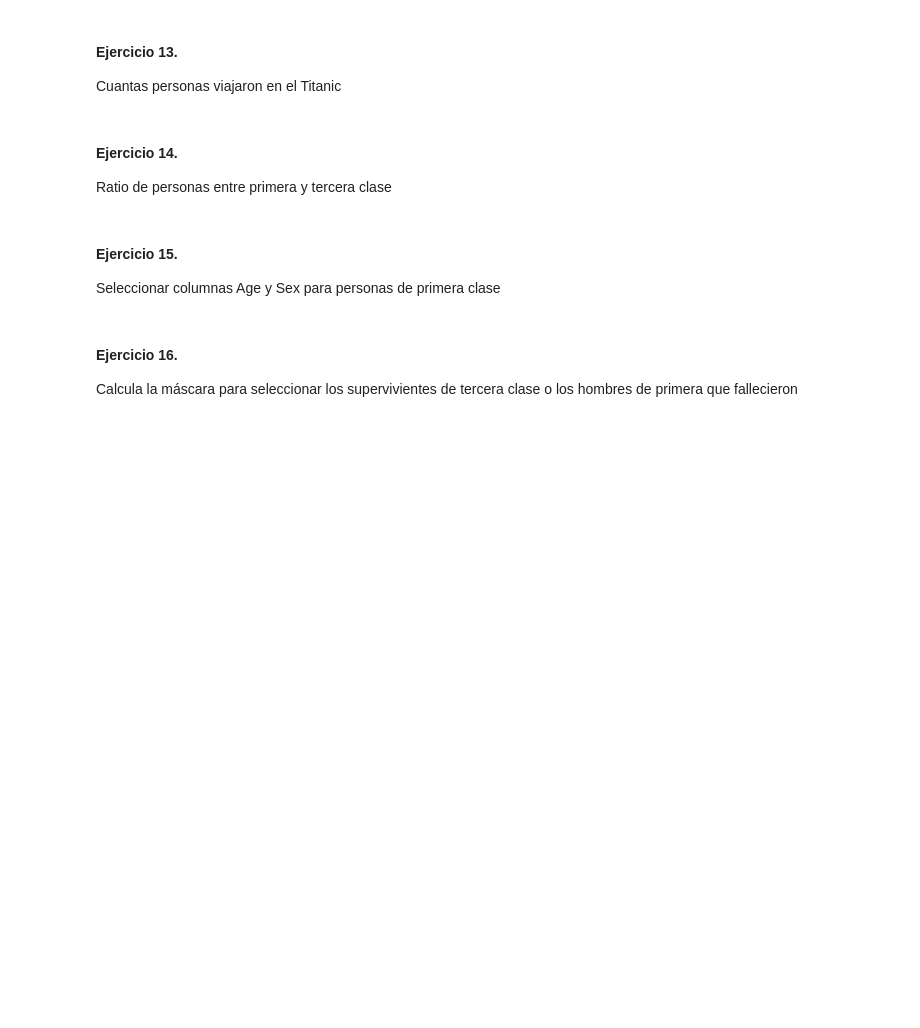
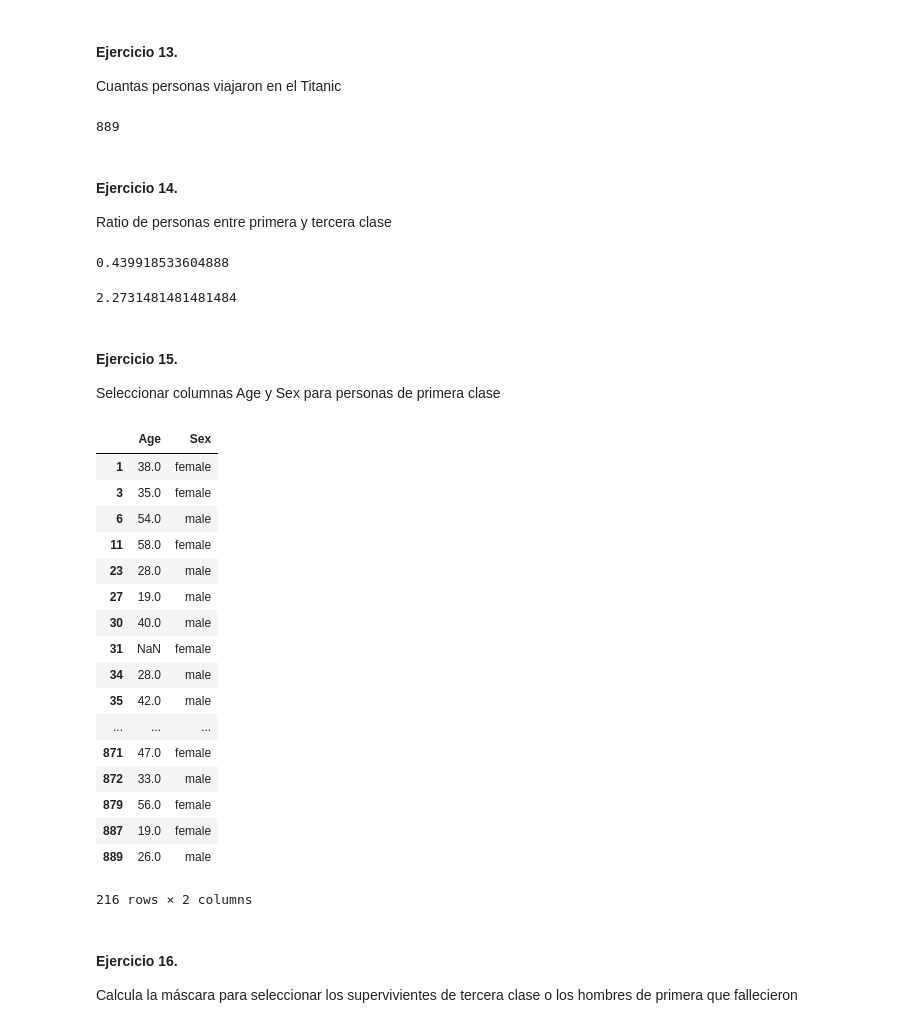
Before and after one commit to carlosfbh/Master-Data-Science, a Jupyter notebook: Python/Ejercicios/Titanic_Pandas_Exercises.ipynb, the cells around one changed output. Cells and saved outputs as stored; diff of their text form; code cells hidden in the pictures; blank space fills up the shorter version.

```diff
--- a/Python/Ejercicios/Titanic_Pandas_Exercises.ipynb
+++ b/Python/Ejercicios/Titanic_Pandas_Exercises.ipynb
@@ -89,12 +147,45 @@ Cuantas personas fallecieron
 # %% [markdown]
 #### Ejercicio 13.
 Cuantas personas viajaron en el Titanic
+# %%
+titanic["Embarked"].count()
+# %% [output]
+889
 # %% [markdown]
 #### Ejercicio 14.
 Ratio de personas entre primera y tercera clase
+# %%
+len(titanic[titanic["Pclass"] == 1]) / len(titanic[titanic["Pclass"] == 3])
+# %% [output]
+0.439918533604888
+# %%
+len(titanic[titanic["Pclass"] == 3]) / len(titanic[titanic["Pclass"] == 1])
+# %% [output]
+2.2731481481481484
 # %% [markdown]
 #### Ejercicio 15.
 Seleccionar columnas Age y Sex para personas de primera clase
+# %%
+titanic[titanic["Pclass"] == 1][["Age", "Sex"]]
+# %% [output]
+|  | Age | Sex |
+| 1 | 38.0 | female |
+| 3 | 35.0 | female |
+| 6 | 54.0 | male |
+| 11 | 58.0 | female |
+| 23 | 28.0 | male |
+| 27 | 19.0 | male |
+| 30 | 40.0 | male |
+| 31 | NaN | female |
+| 34 | 28.0 | male |
+| 35 | 42.0 | male |
+| ... | ... | ... |
+| 871 | 47.0 | female |
+| 872 | 33.0 | male |
+| 879 | 56.0 | female |
+| 887 | 19.0 | female |
+| 889 | 26.0 | male |
+216 rows × 2 columns
 # %% [markdown]
 #### Ejercicio 16.
 Calcula la máscara para seleccionar los supervivientes de tercera clase o los hombres de primera que fallecieron
```
Also changed, not shown: parts of 27 cells of this notebook.
